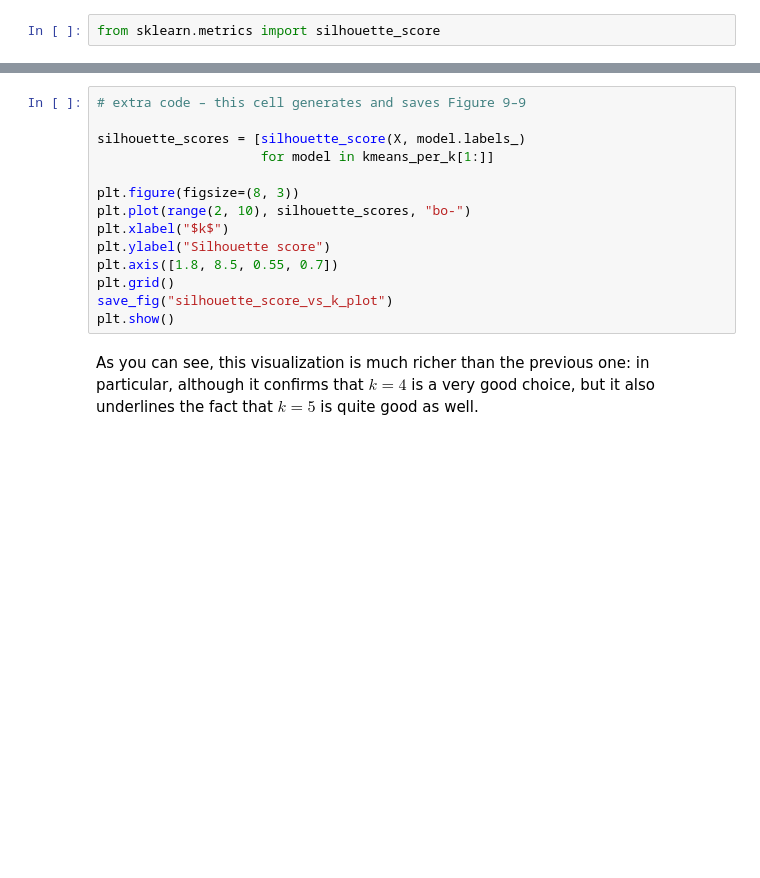
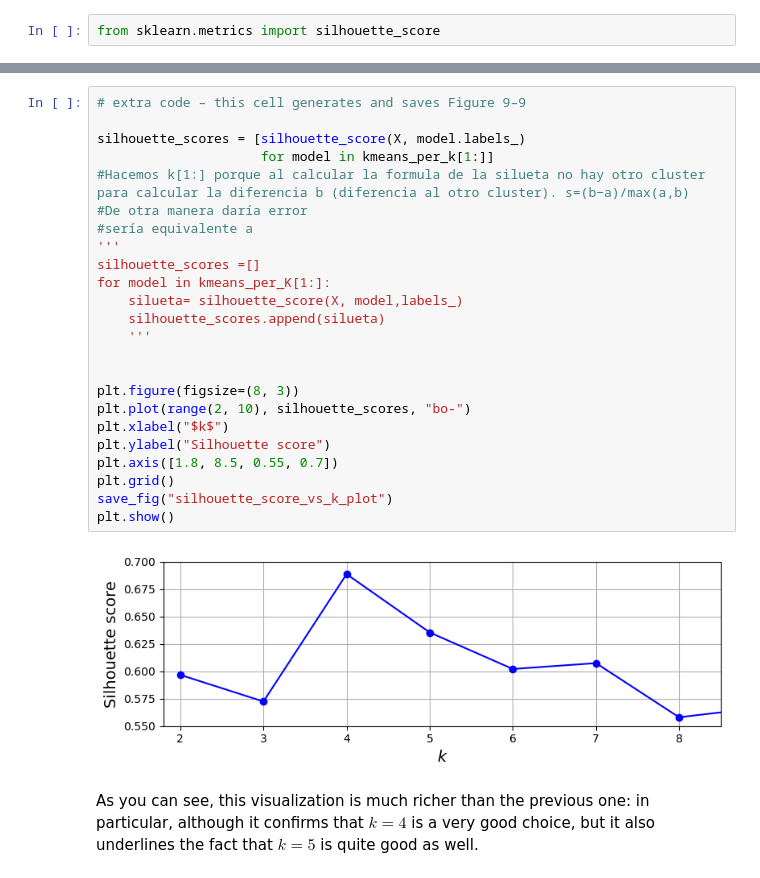
Before and after one commit to Kitipali/handson-ml3, a Jupyter notebook: 09_jf_unsupervised_learning.ipynb, the cells around one changed output, grey strips where cells are left out. Cells and saved outputs as stored; diff of their text form; blank space fills up the shorter version.

```diff
--- a/09_jf_unsupervised_learning.ipynb
+++ b/09_jf_unsupervised_learning.ipynb
@@ -639,17 +667,29 @@ silhouette_score(X, kmeans.labels_)
 # %%
 # extra code – this cell generates and saves Figure 9–9
 
 silhouette_scores = [silhouette_score(X, model.labels_)
                      for model in kmeans_per_k[1:]]
+#Hacemos k[1:] porque al calcular la formula de la silueta no hay otro cluster para calcular la diferencia b (diferencia al otro cluster). s=(b−a)/max(a,b)
+#De otra manera daría error
+#sería equivalente a
+'''
+silhouette_scores =[]
+for model in kmeans_per_K[1:]:
+    silueta= silhouette_score(X, model,labels_)
+    silhouette_scores.append(silueta)
+    '''
+
 
 plt.figure(figsize=(8, 3))
 plt.plot(range(2, 10), silhouette_scores, "bo-")
 plt.xlabel("$k$")
 plt.ylabel("Silhouette score")
 plt.axis([1.8, 8.5, 0.55, 0.7])
 plt.grid()
 save_fig("silhouette_score_vs_k_plot")
 plt.show()
+# %% [output]
+[figure, added]
 # %% [markdown]
 As you can see, this visualization is much richer than the previous one: in particular, although it confirms that $k=4$ is a very good choice, but it also underlines the fact that $k=5$ is quite good as well.
 # %% [markdown]
```
Also changed, not shown: parts of 55 cells of this notebook.
